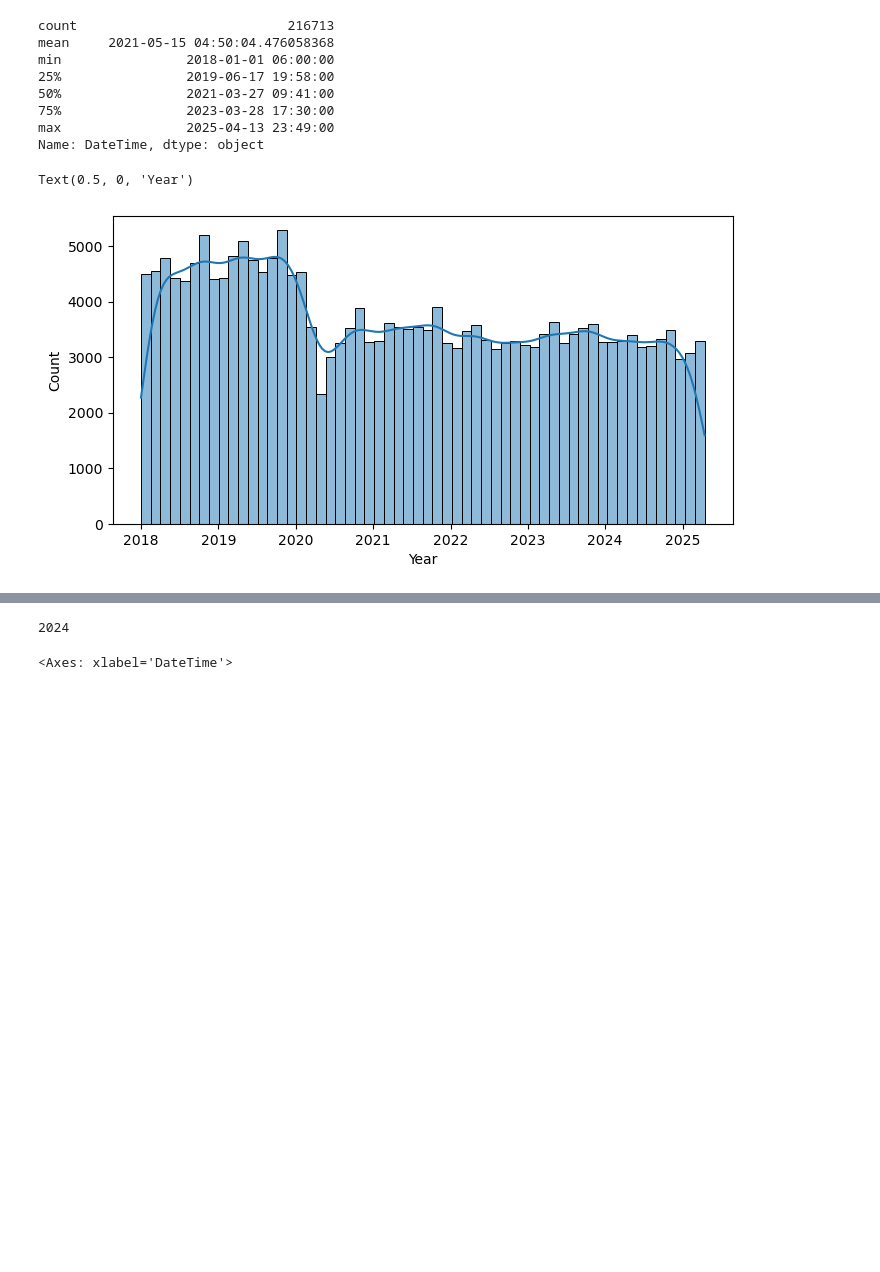
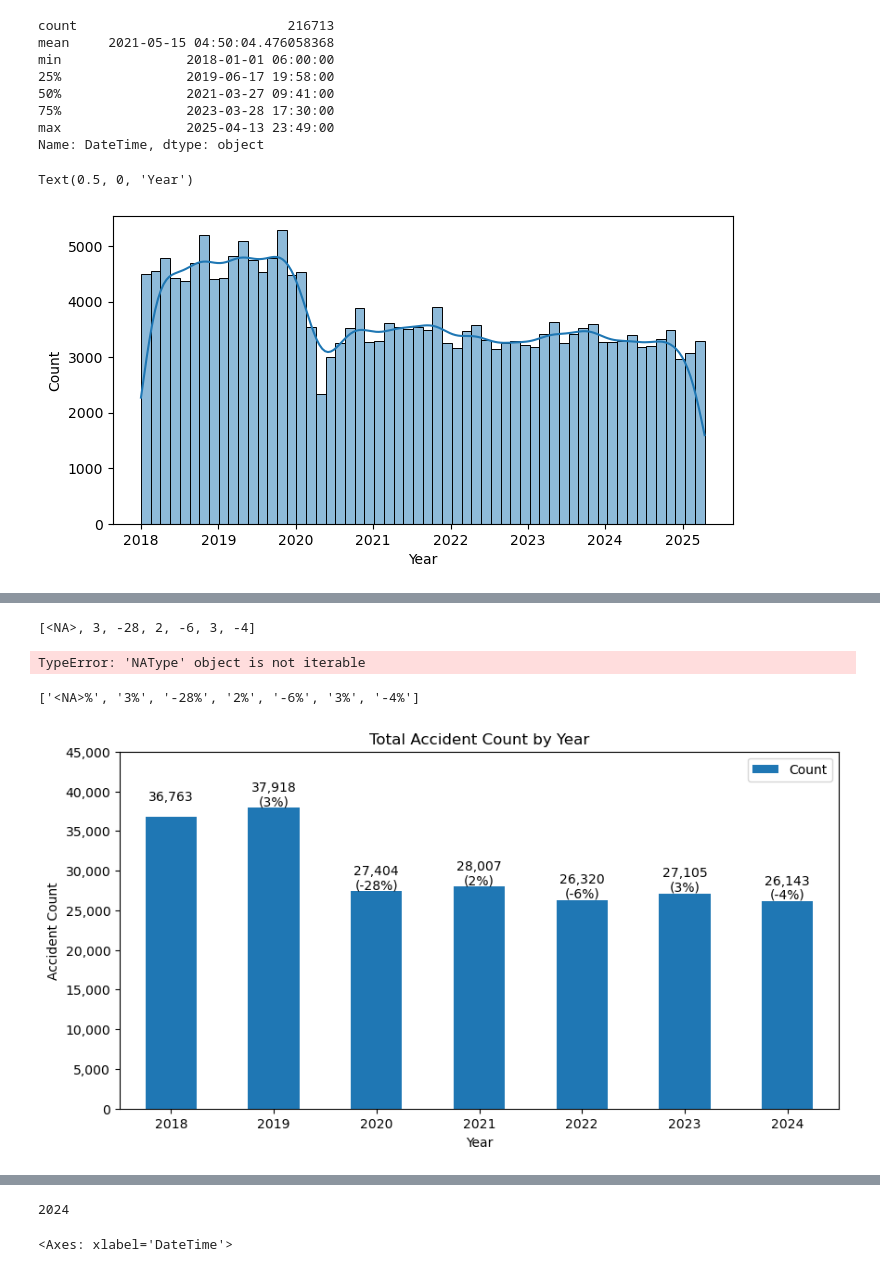
Before and after one commit to essetetsahai/nashville_traffic, a Jupyter notebook: notebooks/traffic_notebook.ipynb, the cells around one changed output, grey strips where cells are left out. Cells and saved outputs as stored; diff of their text form; code cells hidden in the pictures; blank space fills up the shorter version.

```diff
--- a/notebooks/traffic_notebook.ipynb
+++ b/notebooks/traffic_notebook.ipynb
@@ -286,0 +346,7 @@ Text(0.5, 1.0, 'Total Accidents by Year')
+# %%
+y2y = pd.DataFrame(dfpre25['Year'].sort_values().value_counts(sort = False)).reset_index()
+y2y.columns = ['Year', 'Count']
+y2y['Prev'] = y2y['Count'].shift(1).astype('Int64')
+y2y['Change'] = y2y['Count'] - y2y['Prev']
+y2y['Changepct'] = round(100*y2y['Change']/y2y['Prev']).astype('Int64')
+y2y
@@ -286,0 +362,3 @@ Text(0.5, 1.0, 'Total Accidents by Year')
+# %%
+chg = dict(zip(y2y['Count'], y2y['Changepct']))
+chg
@@ -286,0 +367,3 @@ Text(0.5, 1.0, 'Total Accidents by Year')
+# %%
+height = y2y['Count']
+height
@@ -286,0 +384,63 @@ Text(0.5, 1.0, 'Total Accidents by Year')
+# %%
+pct = [chg[i] for i in height]
+pct
+# %% [output]
+[<NA>, 3, -28, 2, -6, 3, -4]
+# %%
+[i.dtype for i in pct]
+# %% [output]
+TypeError: 'NAType' object is not iterable
+# %%
+[f'{i}%' for i in pct]
+# %% [output]
+['<NA>%', '3%', '-28%', '2%', '-6%', '3%', '-4%']
+# %%
+ax = y2y.plot(kind = 'bar', x = 'Year', y = 'Count', figsize=(10, 5))
+plt.xlabel('Year')
+plt.xticks(rotation = 0, ha = 'center')
+
+ytk =  np.arange(0, 45001, 5000)
+ylb = [f'{i:,}' for i in np.arange(0, 45001, 5000)]
+plt.yticks(ytk, ylb)
+
+plt.ylabel('Accident Count')
+
+plt.title('Total Accident Count by Year')
+
+#dictionary for referencing %change: key is height
+chg = dict(zip(y2y['Count'], y2y['Changepct']))
+
+for rect in ax.patches:
+    #size of each bar (height, width)
+    height = rect.get_height()
+    width = rect.get_width()
+
+    #refer %change for each height
+    pct = chg[height]
+
+    #starting coordinates of each bar (bottom left corner)
+    x = rect.get_x()
+    y = rect.get_y()
+
+    #label text - use bar height as label text
+    label_text = f'{height:,}'
+
+    #label text for %change
+    label_text_pct = f'({pct}%)'
+
+    #x coo for label = starting coo + midpoint of width
+    label_x = x + width / 2
+    #y coo for label = starting coo + height (place at top)
+    label_y = y + height+3400
+    label_y_p = y+height+1600
+
+    # plot only when height is greater than specified value
+    if width > 0:
+        ax.text(label_x, label_y, label_text, ha='center', va='top', fontsize=10, color = 'black')
+    if pd.notna(pct):
+        ax.text(label_x, label_y_p, label_text_pct, ha='center', va='top', fontsize=10, color = 'black')
+
+#plt.show()
+#plt.savefig('../viz/Accident_Count_by_Year.png')
+# %% [output]
+[figure, added]
```
Also changed, not shown: parts of 31 cells of this notebook.
